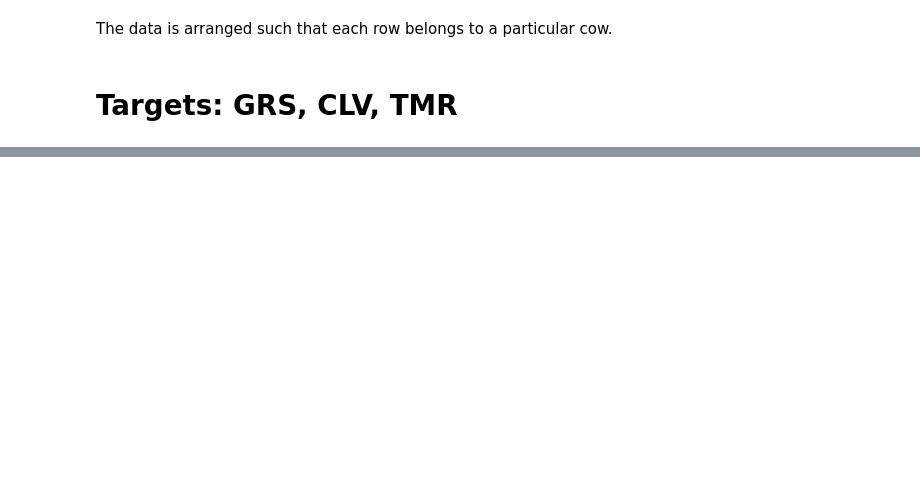
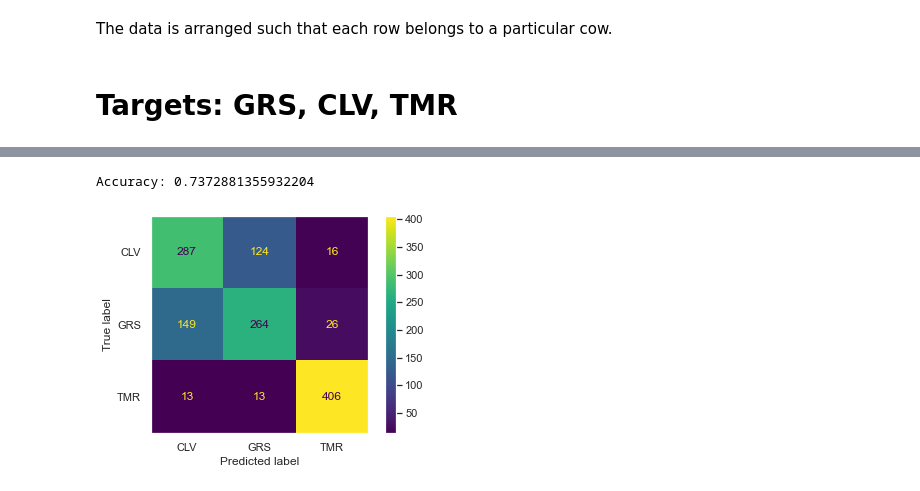
Before and after one commit to mlgig/vistamilk_diet_challenge, a Jupyter notebook: notebooks/08042022-MLGIGTeam-tabular-models-Georgiana-notebook.ipynb, the cells around one changed output, grey strips where cells are left out. Saved outputs shown, nothing was run; the diff lists cells and outputs as text; code cells hidden in the pictures; blank space fills up the shorter version.

```diff
--- a/notebooks/08042022-MLGIGTeam-tabular-models-Georgiana-notebook.ipynb
+++ b/notebooks/08042022-MLGIGTeam-tabular-models-Georgiana-notebook.ipynb
@@ -475,0 +368,12 @@ After comparing several algo with 3-fold cv:
+# %%
+#Without feature selection
+clf = Pipeline([
+  #('feature_selection', SelectFromModel(RidgeClassifierCV(alphas=np.logspace(-5, 5, 10), normalize=True))),
+  ('classification', LinearDiscriminantAnalysis())
+])
+clf.fit(X_train, y_train)
+y_pred = clf.predict(X_test)
+predict_eval(clf, X_test, y_test, y_pred)
+# %% [output]
+Accuracy: 0.7372881355932204
+[figure, added]
```
Also changed, not shown: parts of 56 cells of this notebook.
